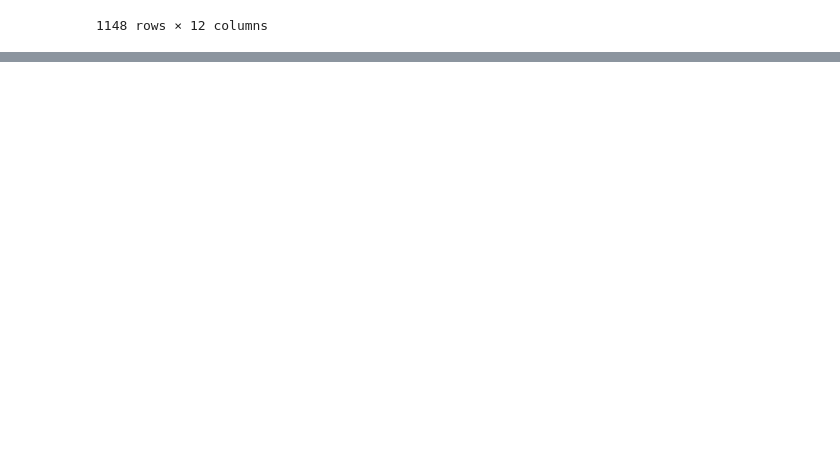
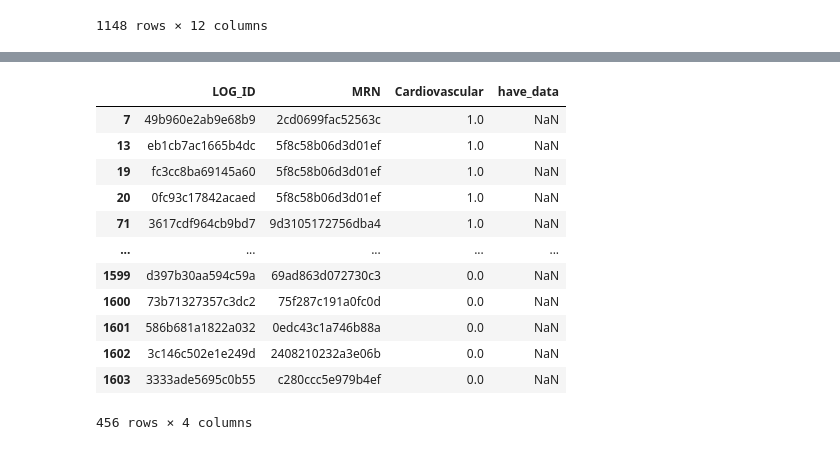
Before and after one commit to jiulong15/comp90051, a Jupyter notebook: code/waveFeature_extraction.ipynb, the cells around one changed output, grey strips where cells are left out. Drawn from its saved outputs; the diff is of its cells as text; code cells hidden in the pictures; blank space fills up the shorter version.

```diff
--- a/code/waveFeature_extraction.ipynb
+++ b/code/waveFeature_extraction.ipynb
@@ -456,0 +449,2 @@ output_df.to_csv(full_path, index=False)
+# %%
+output_part1 = output_df.copy()
@@ -456,0 +467,22 @@ output_df.to_csv(full_path, index=False)
+# %%
+output_part1['have_data'] = 1
+output_part1 = output_part1[['LOG_ID','have_data']]
+output_part1
+
+check_missing = pd.merge(patient_labeled, output_part1, on='LOG_ID', how='left')
+check_missing =check_missing[check_missing['have_data'] != 1]
+check_missing
+# %% [output]
+|  | LOG_ID | MRN | Cardiovascular | have_data |
+| 7 | 49b960e2ab9e68b9 | 2cd0699fac52563c | 1.0 | NaN |
+| 13 | eb1cb7ac1665b4dc | 5f8c58b06d3d01ef | 1.0 | NaN |
+| 19 | fc3cc8ba69145a60 | 5f8c58b06d3d01ef | 1.0 | NaN |
+| 20 | 0fc93c17842acaed | 5f8c58b06d3d01ef | 1.0 | NaN |
+| 71 | 3617cdf964cb9bd7 | 9d3105172756dba4 | 1.0 | NaN |
+| ... | ... | ... | ... | ... |
+| 1599 | d397b30aa594c59a | 69ad863d072730c3 | 0.0 | NaN |
+| 1600 | 73b71327357c3dc2 | 75f287c191a0fc0d | 0.0 | NaN |
+| 1601 | 586b681a1822a032 | 0edc43c1a746b88a | 0.0 | NaN |
+| 1602 | 3c146c502e1e249d | 2408210232a3e06b | 0.0 | NaN |
+| 1603 | 3333ade5695c0b55 | c280ccc5e979b4ef | 0.0 | NaN |
+456 rows × 4 columns
```
Also changed, not shown: parts of 2 cells of this notebook, 2 other files.
